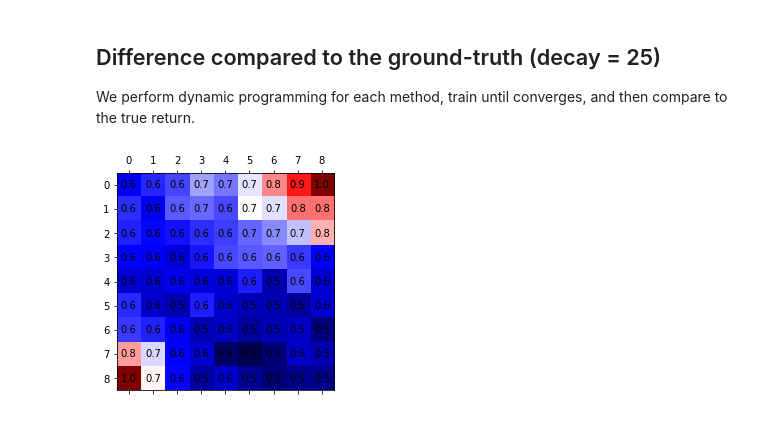
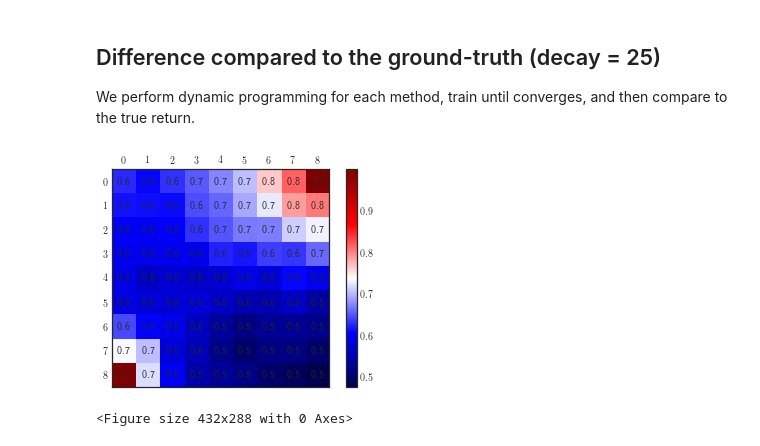
Before and after one commit to dkkim93/dynamic-programming-marl, a Jupyter notebook: notebook/Policy Evaluation in Multiagent Settings.ipynb, the cells around one changed output. Saved outputs shown, nothing was run; the diff lists cells and outputs as text; code cells hidden in the pictures.

Commit message:
Added data points and improved plotting

```diff
--- a/notebook/Policy Evaluation in Multiagent Settings.ipynb
+++ b/notebook/Policy Evaluation in Multiagent Settings.ipynb
@@ -56,6 +56,12 @@ sys.path.append(os.path.dirname(os.path.abspath('')))
 import numpy as np
 from misc.vis import vis
 
-# Read true return (montecarlo) data
-true_return = np.load("../data/montecarlo_100.npy")
-vis(true_return)
+# Setup seaborn
+import matplotlib.pyplot as plt
+import seaborn as sns
+import pylab as plot
+sns.set_style("whitegrid")
+plt.rc('text', usetex=True)
+plt.rc('font', family='serif')
+params = {'legend.fontsize': 14}
+plot.rcParams.update(params)
@@ -63,0 +68,6 @@ vis(true_return)
+# %%
+# Read true return (montecarlo) data
+true_return = np.load("../data/montecarlo_100.npy")
+sns.set_style("white")
+vis(true_return)
+plt.savefig("decay_100_gt.png", bbox_inches="tight")
@@ -72,12 +85,23 @@ print("Naive diff: {:.5f}".format(naive_diff))
 
 # Ours comparison
 ours_diffs = []
-n_lookaheads = [n for n in range(1, 12)]
+N = 12  # Number of lookahead available in data
+n_lookaheads = [n for n in range(1, N)]
 for n in n_lookaheads:
     ours = np.load("../data/ours_100_" + str(n) + ".npy")
     ours_diff = np.sum((true_return - ours).flatten())
     print("Ours diff : {:.5f} at lookahead {}".format(ours_diff, n))
     ours_diffs.append(ours_diff)
+
+# Plot
+diffs = [naive_diff] + ours_diffs
+
+sns.set_style("whitegrid")
+plt.plot(diffs, "ko--")
+plt.xlabel(r'\textbf{\# of Future Policy}', size=16)
+plt.ylabel(r'\textbf{Diff. to True Return}', size=16)
+plt.xlim([-0.25, N])
+plt.savefig("decay_100_result.png", bbox_inches="tight")
 # %% [output]
 Naive diff: 1.91077
 Ours diff : 1.90692 at lookahead 1
@@ -115,9 +122,12 @@ We perform dynamic programming for each method, train until converges, and then
 # %%
 # Read true return (montecarlo) data
 true_return = np.load("../data/montecarlo_25.npy")
+sns.set_style("white")
 vis(true_return)
+plt.savefig("decay_25_gt.png", bbox_inches="tight")
 # %% [output]
-[figure, old version]
+[figure, new version]
+<Figure size 432x288 with 0 Axes>
 # %%
 # Naive comparison
 naive = np.load("../data/naive_25.npy")
```
Also changed, not shown: parts of 5 cells of this notebook.
